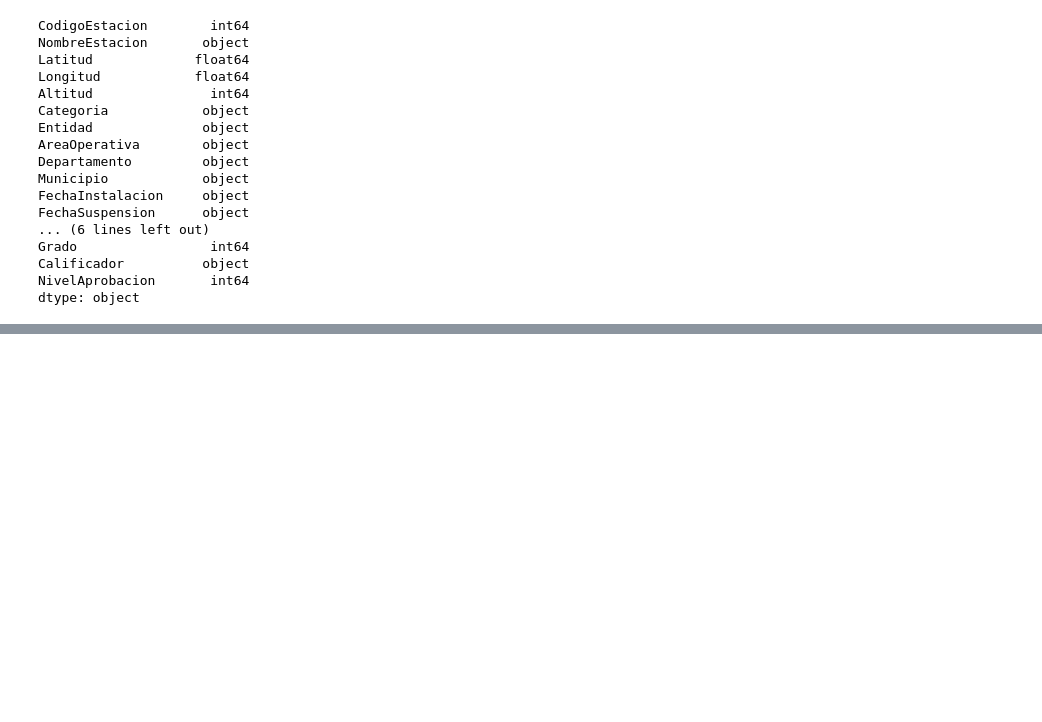
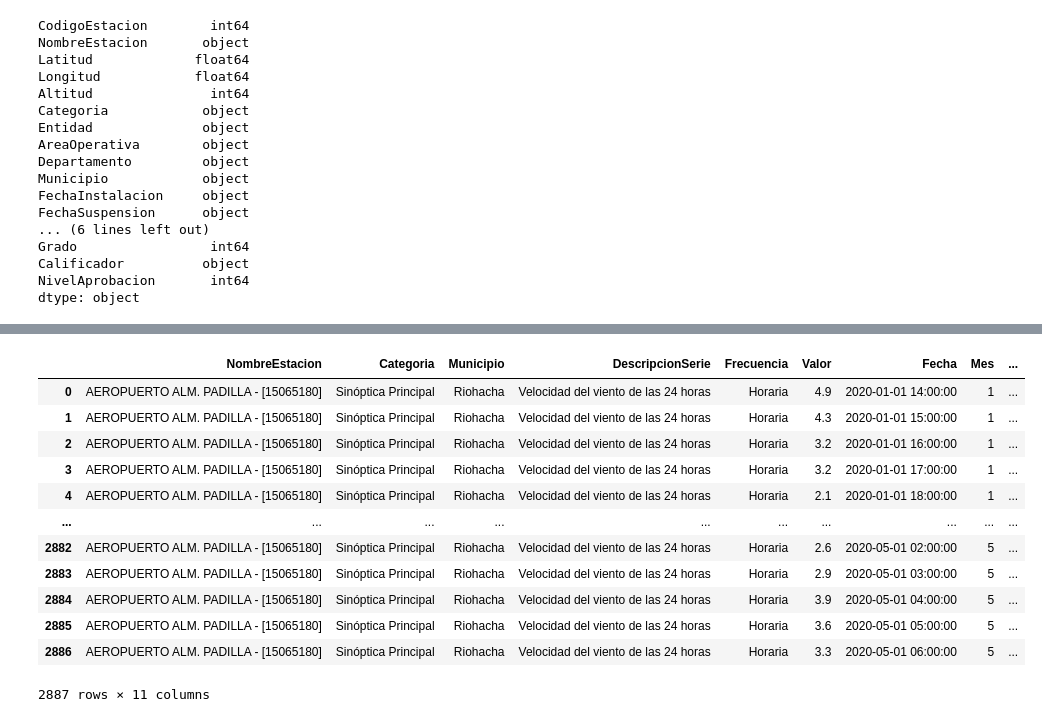
Before and after one commit to marlon-cooh/eda_projects, a Jupyter notebook: 3-wind-exploration.ipynb, the cells around one changed output, grey strips where cells are left out. Cells and saved outputs as stored; diff of their text form; code cells hidden in the pictures; blank space fills up the shorter version.

```diff
--- a/3-wind-exploration.ipynb
+++ b/3-wind-exploration.ipynb
@@ -102,0 +105,16 @@ ValueError: Can only use .dt accessor with datetimelike values, your column is n
+# %%
+guajira.wclean.hellman_column(height_zone=90, alpha_zone=0.2)
+# %% [output]
+|  | NombreEstacion | Categoria | Municipio | DescripcionSerie | Frecuencia | Valor | Fecha | Mes | ... |
+| 0 | AEROPUERTO ALM. PADILLA - [15065180] | Sinóptica Principal | Riohacha | Velocidad del viento de las 24 horas | Horaria | 4.9 | 2020-01-01 14:00:00 | 1 | ... |
+| 1 | AEROPUERTO ALM. PADILLA - [15065180] | Sinóptica Principal | Riohacha | Velocidad del viento de las 24 horas | Horaria | 4.3 | 2020-01-01 15:00:00 | 1 | ... |
+| 2 | AEROPUERTO ALM. PADILLA - [15065180] | Sinóptica Principal | Riohacha | Velocidad del viento de las 24 horas | Horaria | 3.2 | 2020-01-01 16:00:00 | 1 | ... |
+| 3 | AEROPUERTO ALM. PADILLA - [15065180] | Sinóptica Principal | Riohacha | Velocidad del viento de las 24 horas | Horaria | 3.2 | 2020-01-01 17:00:00 | 1 | ... |
+| 4 | AEROPUERTO ALM. PADILLA - [15065180] | Sinóptica Principal | Riohacha | Velocidad del viento de las 24 horas | Horaria | 2.1 | 2020-01-01 18:00:00 | 1 | ... |
+| ... | ... | ... | ... | ... | ... | ... | ... | ... | ... |
+| 2882 | AEROPUERTO ALM. PADILLA - [15065180] | Sinóptica Principal | Riohacha | Velocidad del viento de las 24 horas | Horaria | 2.6 | 2020-05-01 02:00:00 | 5 | ... |
+| 2883 | AEROPUERTO ALM. PADILLA - [15065180] | Sinóptica Principal | Riohacha | Velocidad del viento de las 24 horas | Horaria | 2.9 | 2020-05-01 03:00:00 | 5 | ... |
+| 2884 | AEROPUERTO ALM. PADILLA - [15065180] | Sinóptica Principal | Riohacha | Velocidad del viento de las 24 horas | Horaria | 3.9 | 2020-05-01 04:00:00 | 5 | ... |
+| 2885 | AEROPUERTO ALM. PADILLA - [15065180] | Sinóptica Principal | Riohacha | Velocidad del viento de las 24 horas | Horaria | 3.6 | 2020-05-01 05:00:00 | 5 | ... |
+| 2886 | AEROPUERTO ALM. PADILLA - [15065180] | Sinóptica Principal | Riohacha | Velocidad del viento de las 24 horas | Horaria | 3.3 | 2020-05-01 06:00:00 | 5 | ... |
+2887 rows × 11 columns
```
Also changed, not shown: parts of 8 cells of this notebook, 1 other file.
